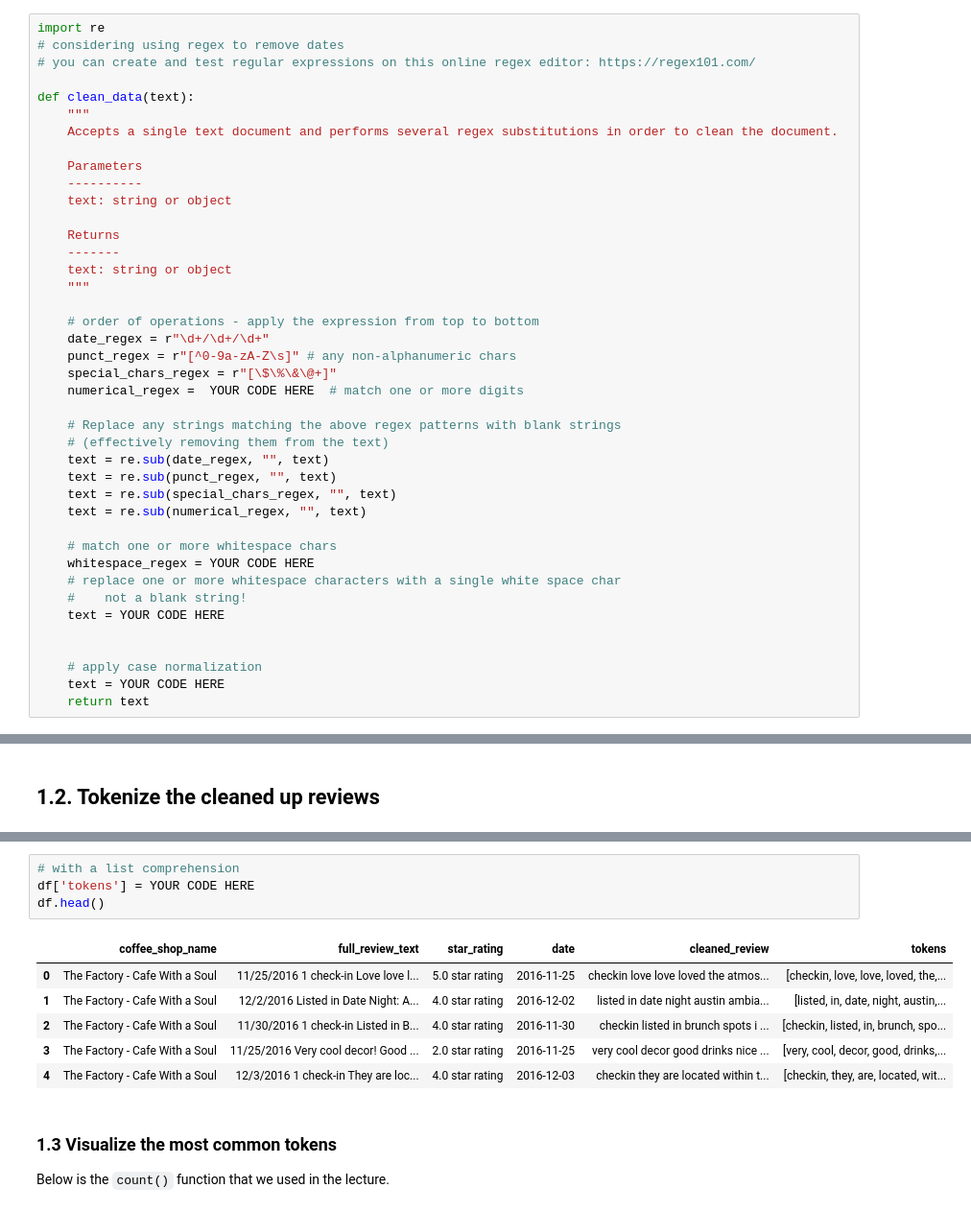
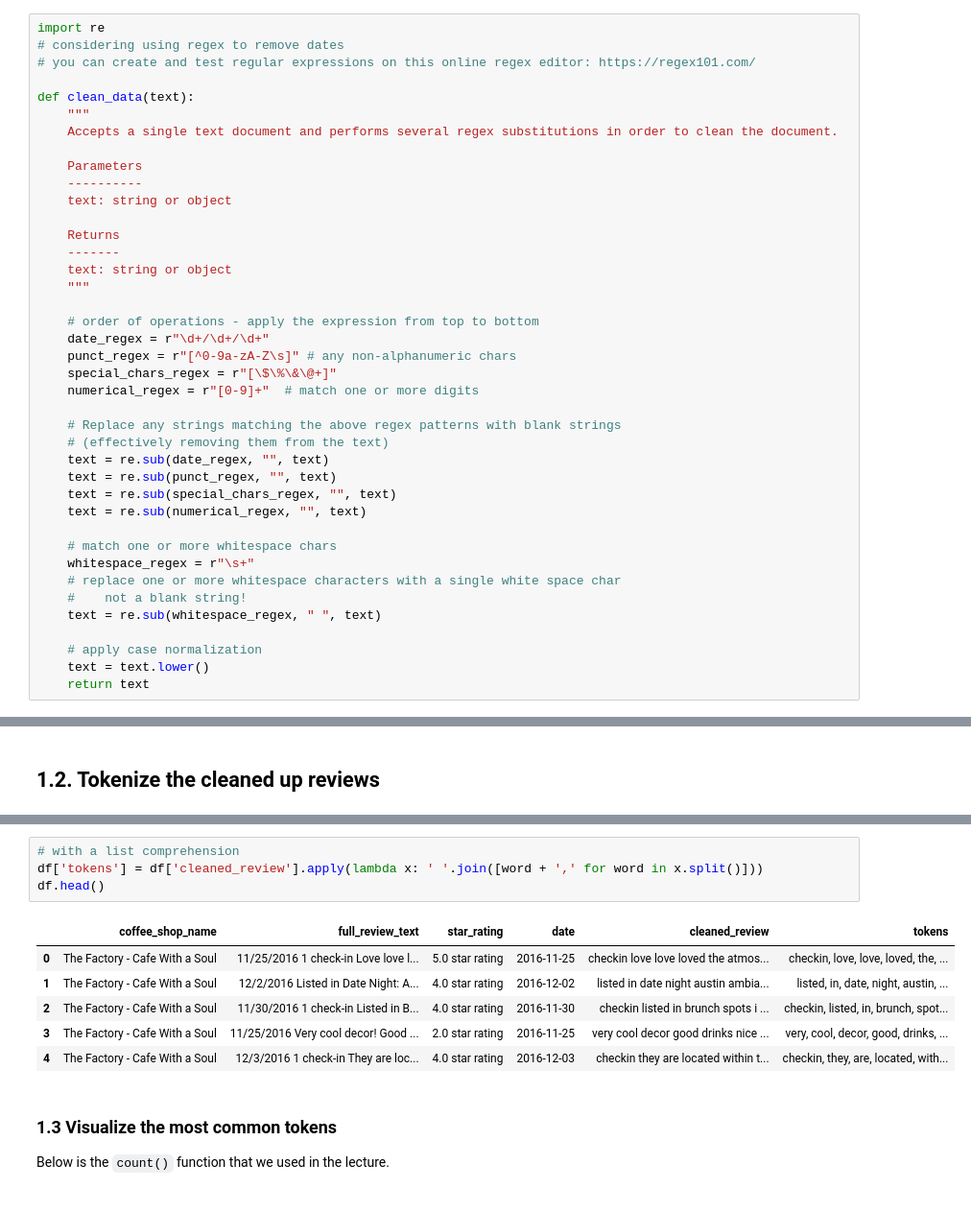
Before and after one commit to sikoh/Natural-Language-Processing, a Jupyter notebook: Text-Data/DS_Text_Data_Homework.ipynb, the cells around one changed output, grey strips where cells are left out. Shown at 96% size. Drawn from its saved outputs; the diff is of its cells as text.

Commit message:
adding tokens

```diff
--- a/Text-Data/DS_Text_Data_Homework.ipynb
+++ b/Text-Data/DS_Text_Data_Homework.ipynb
@@ -233,7 +217,7 @@ def clean_data(text):
     date_regex = r"\d+/\d+/\d+"
     punct_regex = r"[^0-9a-zA-Z\s]" # any non-alphanumeric chars
     special_chars_regex = r"[\$\%\&\@+]"
-    numerical_regex =  YOUR CODE HERE  # match one or more digits
+    numerical_regex = r"[0-9]+"  # match one or more digits
 
     # Replace any strings matching the above regex patterns with blank strings
     # (effectively removing them from the text)
@@ -243,14 +227,13 @@ def clean_data(text):
     text = re.sub(numerical_regex, "", text)
 
     # match one or more whitespace chars
-    whitespace_regex = YOUR CODE HERE
+    whitespace_regex = r"\s+"
     # replace one or more whitespace characters with a single white space char
     #    not a blank string!
-    text = YOUR CODE HERE
-
+    text = re.sub(whitespace_regex, " ", text)
 
     # apply case normalization
-    text = YOUR CODE HERE
+    text = text.lower()
     return text
 # %%
 df['cleaned_review'] = df['full_review_text'].apply(clean_data)
@@ -293,14 +278,14 @@ memory usage: 238.1+ KB
 # %%
 # with a list comprehension
-df['tokens'] = YOUR CODE HERE
+df['tokens'] = df['cleaned_review'].apply(lambda x: ' '.join([word + ',' for word in x.split()]))
 df.head()
 # %% [output]
 |  | coffee_shop_name | full_review_text | star_rating | date | cleaned_review | tokens |
-| 0 | The Factory - Cafe With a Soul | 11/25/2016 1 check-in Love love l... | 5.0 star rating | 2016-11-25 | checkin love love loved the atmos... | [checkin, love, love, loved, the,... |
-| 1 | The Factory - Cafe With a Soul | 12/2/2016 Listed in Date Night: A... | 4.0 star rating | 2016-12-02 | listed in date night austin ambia... | [listed, in, date, night, austin,... |
-| 2 | The Factory - Cafe With a Soul | 11/30/2016 1 check-in Listed in B... | 4.0 star rating | 2016-11-30 | checkin listed in brunch spots i ... | [checkin, listed, in, brunch, spo... |
-| 3 | The Factory - Cafe With a Soul | 11/25/2016 Very cool decor! Good ... | 2.0 star rating | 2016-11-25 | very cool decor good drinks nice ... | [very, cool, decor, good, drinks,... |
-| 4 | The Factory - Cafe With a Soul | 12/3/2016 1 check-in They are loc... | 4.0 star rating | 2016-12-03 | checkin they are located within t... | [checkin, they, are, located, wit... |
+| 0 | The Factory - Cafe With a Soul | 11/25/2016 1 check-in Love love l... | 5.0 star rating | 2016-11-25 | checkin love love loved the atmos... | checkin, love, love, loved, the, ... |
+| 1 | The Factory - Cafe With a Soul | 12/2/2016 Listed in Date Night: A... | 4.0 star rating | 2016-12-02 | listed in date night austin ambia... | listed, in, date, night, austin, ... |
+| 2 | The Factory - Cafe With a Soul | 11/30/2016 1 check-in Listed in B... | 4.0 star rating | 2016-11-30 | checkin listed in brunch spots i ... | checkin, listed, in, brunch, spot... |
+| 3 | The Factory - Cafe With a Soul | 11/25/2016 Very cool decor! Good ... | 2.0 star rating | 2016-11-25 | very cool decor good drinks nice ... | very, cool, decor, good, drinks, ... |
+| 4 | The Factory - Cafe With a Soul | 12/3/2016 1 check-in They are loc... | 4.0 star rating | 2016-12-03 | checkin they are located within t... | checkin, they, are, located, with... |
 # %% [markdown]
 ### 1.3 Visualize the most common tokens
 Below is the `count()` function that we used in the lecture.
```
Also changed, not shown: parts of 8 cells of this notebook.
